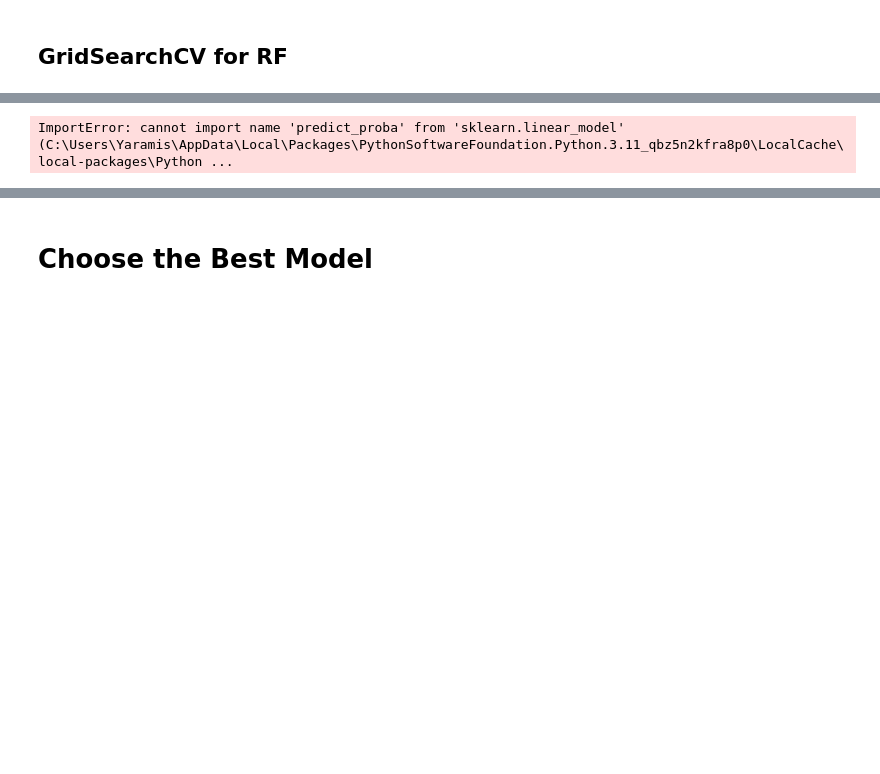
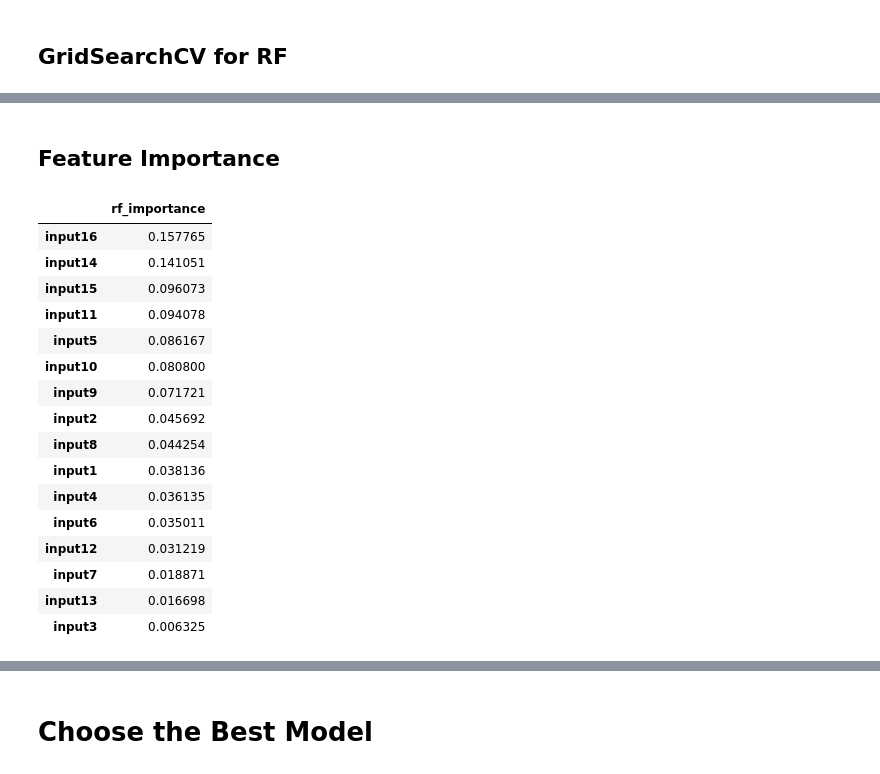
Before and after one commit to ayaramis/DataScience, a Jupyter notebook: Hand Written Digits.ipynb, the cells around one changed output, grey strips where cells are left out. Saved outputs shown, nothing was run; the diff lists cells and outputs as text; code cells hidden in the pictures; blank space fills up the shorter version.

```diff
--- a/Hand Written Digits.ipynb
+++ b/Hand Written Digits.ipynb
@@ -562,17 +599,30 @@ weighted avg       1.00      1.00      1.00      9892
-# %%
-from scikitplot.metrics import plot_roc, precision_recall_curve
-from sklearn.linear_model import predict_proba
-y_pred_proba = rf.predict_proba(X_test)
-
-plot_roc(y_test, y_pred_proba)
-precision_recall_curve(y_test, y_pred_proba)
-plt.show();
-# %% [output]
-ImportError: cannot import name 'predict_proba' from 'sklearn.linear_model' (C:\Users\Yaramis\AppData\Local\Packages\PythonSoftwareFoundation.Python.3.11_qbz5n2kfra8p0\LocalCache\local-packages\Python ...
+# %% [markdown]
+## Feature Importance
 # %%
-rf = RandomForestClassifier(n_estimators=100, learning_rate=0.1, random_state=1)
+model = RandomForestClassifier(max_depth=4,
+                            max_features=6,
+                            n_estimators=128,
+                            random_state=1)
 model.fit(X_train, y_train)
 model.feature_importances_
-feats = pd.DataFrame(index=X.columns, data= model.feature_importances_, columns=['ada_importance'])
-ada_imp_feats = feats.sort_values("ada_importance", ascending = False)
-ada_imp_feats
+feats = pd.DataFrame(index=X.columns, data= model.feature_importances_, columns=['rf_importance'])
+rf_imp_feats = feats.sort_values("rf_importance", ascending = False)
+rf_imp_feats
+# %% [output]
+|  | rf_importance |
+| input16 | 0.157765 |
+| input14 | 0.141051 |
+| input15 | 0.096073 |
+| input11 | 0.094078 |
+| input5 | 0.086167 |
+| input10 | 0.080800 |
+| input9 | 0.071721 |
+| input2 | 0.045692 |
+| input8 | 0.044254 |
+| input1 | 0.038136 |
+| input4 | 0.036135 |
+| input6 | 0.035011 |
+| input12 | 0.031219 |
+| input7 | 0.018871 |
+| input13 | 0.016698 |
+| input3 | 0.006325 |
```
Also changed, not shown: parts of 12 cells of this notebook.
